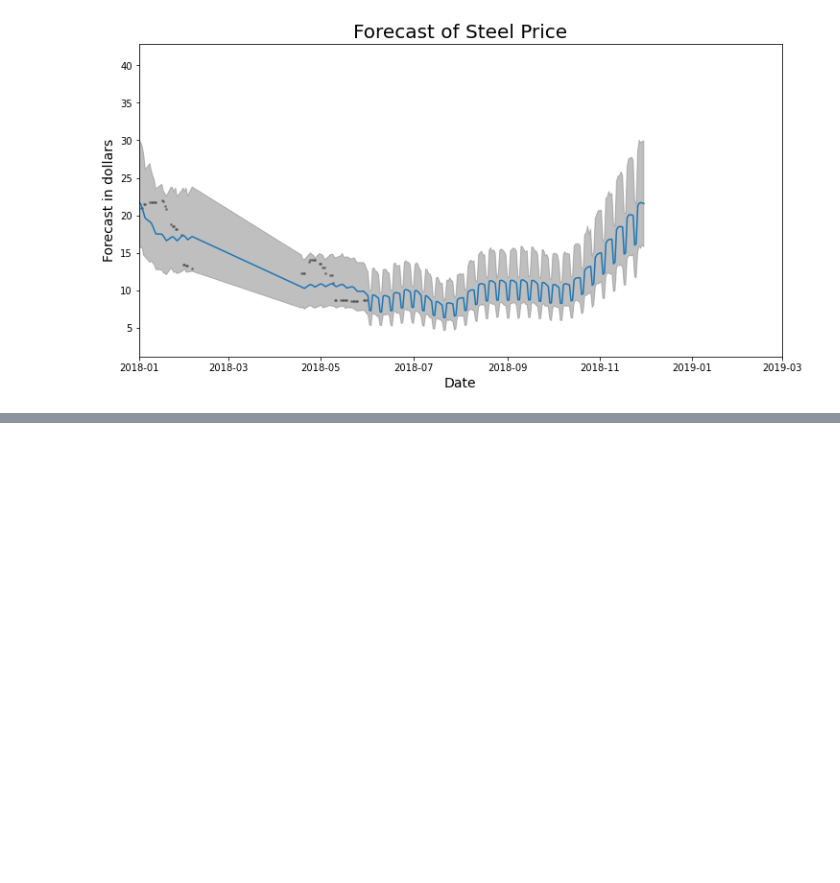
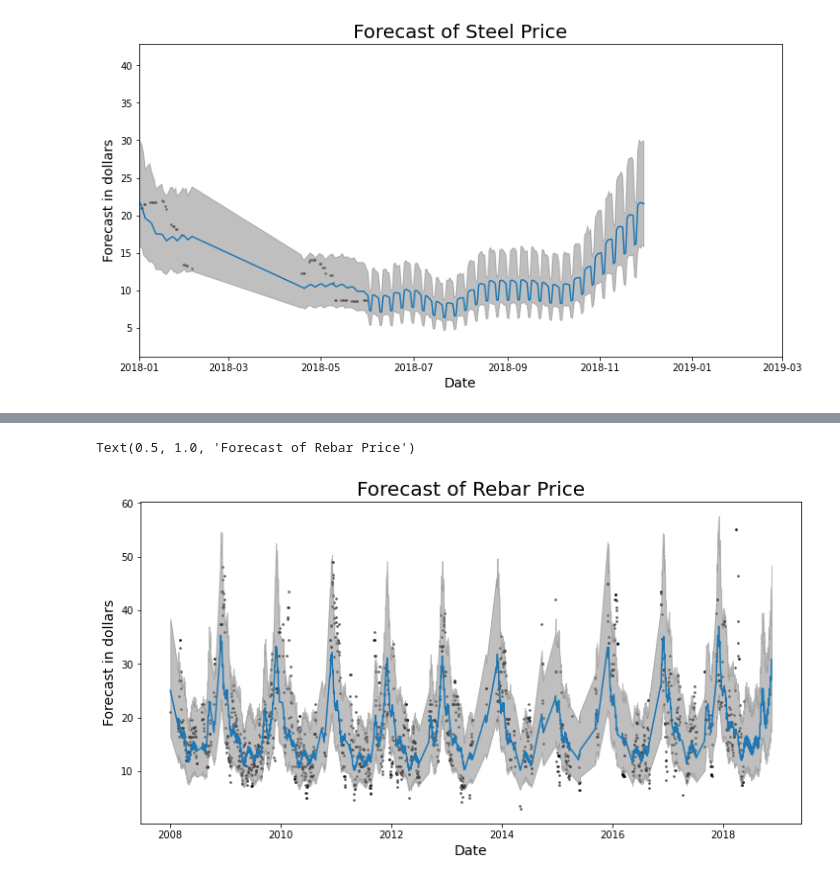
Before and after one commit to BlitzenPrancer/Core-Construction-Material-Cost-Forecasting-Project, a Jupyter notebook: Core_Construction_Material_Cost_Forecasting_Project.ipynb, the cells around one changed output, grey strips where cells are left out. Drawn from its saved outputs; the diff is of its cells as text; code cells hidden in the pictures; blank space fills up the shorter version.

```diff
--- a/Core_Construction_Material_Cost_Forecasting_Project.ipynb
+++ b/Core_Construction_Material_Cost_Forecasting_Project.ipynb
@@ -205,0 +236,6 @@ plt.xlim(pd.Timestamp('2018-01-01'), pd.Timestamp('2019-03-01'))
+# %%
+data_rebar.columns=['ds','y']
+data_rebar['y_orig'] = data_rebar['y']
+data_rebar['y'] = np.log(data_rebar['y'])
+data_rebar = data_rebar.dropna()
+data_rebar.head()
@@ -205,0 +249,3 @@ plt.xlim(pd.Timestamp('2018-01-01'), pd.Timestamp('2019-03-01'))
+# %%
+rebar_model = Prophet()
+rebar_model.fit(data_rebar)
@@ -205,0 +255,3 @@ plt.xlim(pd.Timestamp('2018-01-01'), pd.Timestamp('2019-03-01'))
+# %%
+rebar_future = rebar_model.make_future_dataframe(periods=183)
+rebar_future.tail()
@@ -205,0 +265,7 @@ plt.xlim(pd.Timestamp('2018-01-01'), pd.Timestamp('2019-03-01'))
+# %%
+rebar_forecast = rebar_model.predict(rebar_future)
+rebar_forecast_orig = rebar_forecast
+
+# inverse log transform prediction
+rebar_forecast_orig[['yhat', 'yhat_lower', 'yhat_upper']] = np.exp(rebar_forecast_orig[['yhat', 'yhat_lower', 'yhat_upper']])
+steel_forecast_orig[['ds', 'yhat', 'yhat_lower', 'yhat_upper']].tail()
@@ -205,0 +279,16 @@ plt.xlim(pd.Timestamp('2018-01-01'), pd.Timestamp('2019-03-01'))
+# %%
+# plotting prediction, upper/lower bounds and historic data
+plt.figure(figsize=(12,6))
+plt.plot(rebar_forecast_orig.ds, rebar_forecast_orig.yhat)
+plt.scatter(data_rebar.ds, data_rebar.y_orig, color='k', alpha=0.5, s=3)
+
+# plotting upper/lower bounds
+plt.fill_between(rebar_forecast_orig.ds, rebar_forecast_orig.yhat_lower,rebar_forecast_orig.yhat_upper,
+                 color='gray', alpha=0.5)
+
+plt.xlabel('Date', fontsize=14)
+plt.ylabel('Forecast in dollars', fontsize=14)
+plt.title('Forecast of Rebar Price', fontsize=20)
+# %% [output]
+Text(0.5, 1.0, 'Forecast of Rebar Price')
+[figure, added]
```
Also changed, not shown: parts of 12 cells of this notebook.
